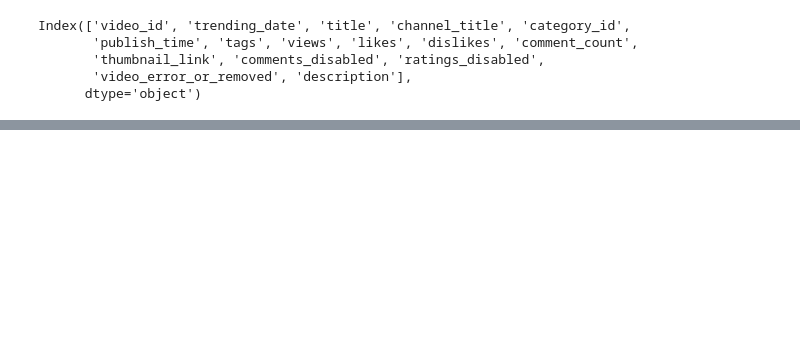
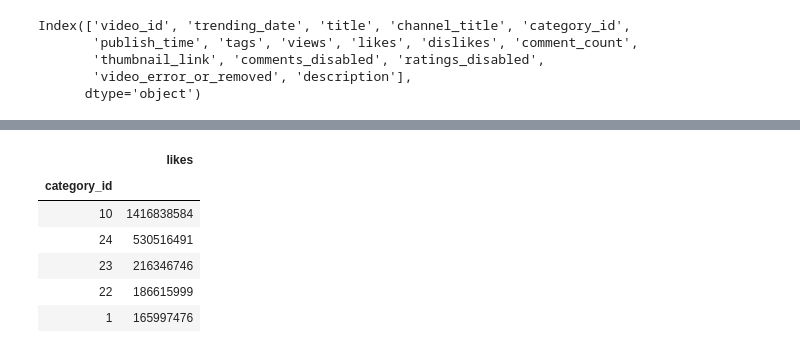
Before and after one commit to paholland/Project_YoutubeVideoStatistics, a Jupyter notebook: Emmanuel/Youtube.ipynb, the cells around one changed output, grey strips where cells are left out. Cells and saved outputs as stored; diff of their text form; code cells hidden in the pictures; blank space fills up the shorter version.

```diff
--- a/Emmanuel/Youtube.ipynb
+++ b/Emmanuel/Youtube.ipynb
@@ -82,0 +82,17 @@ Name: category_id, dtype: int64
+# %%
+#Apply groupby fxn to compare category_id vs likes
+grp_organized_df = organized_df.groupby(['category_id'])
+
+likes_df = pd.DataFrame(grp_organized_df['likes'].sum())
+
+likes_df = likes_df.sort_values(by =["likes"], ascending=False)
+
+likes_df.head()
+# %% [output]
+|  | likes |
+| category_id |  |
+| 10 | 1416838584 |
+| 24 | 530516491 |
+| 23 | 216346746 |
+| 22 | 186615999 |
+| 1 | 165997476 |
```
Also changed, not shown: parts of 18 cells of this notebook, 2 other files.
